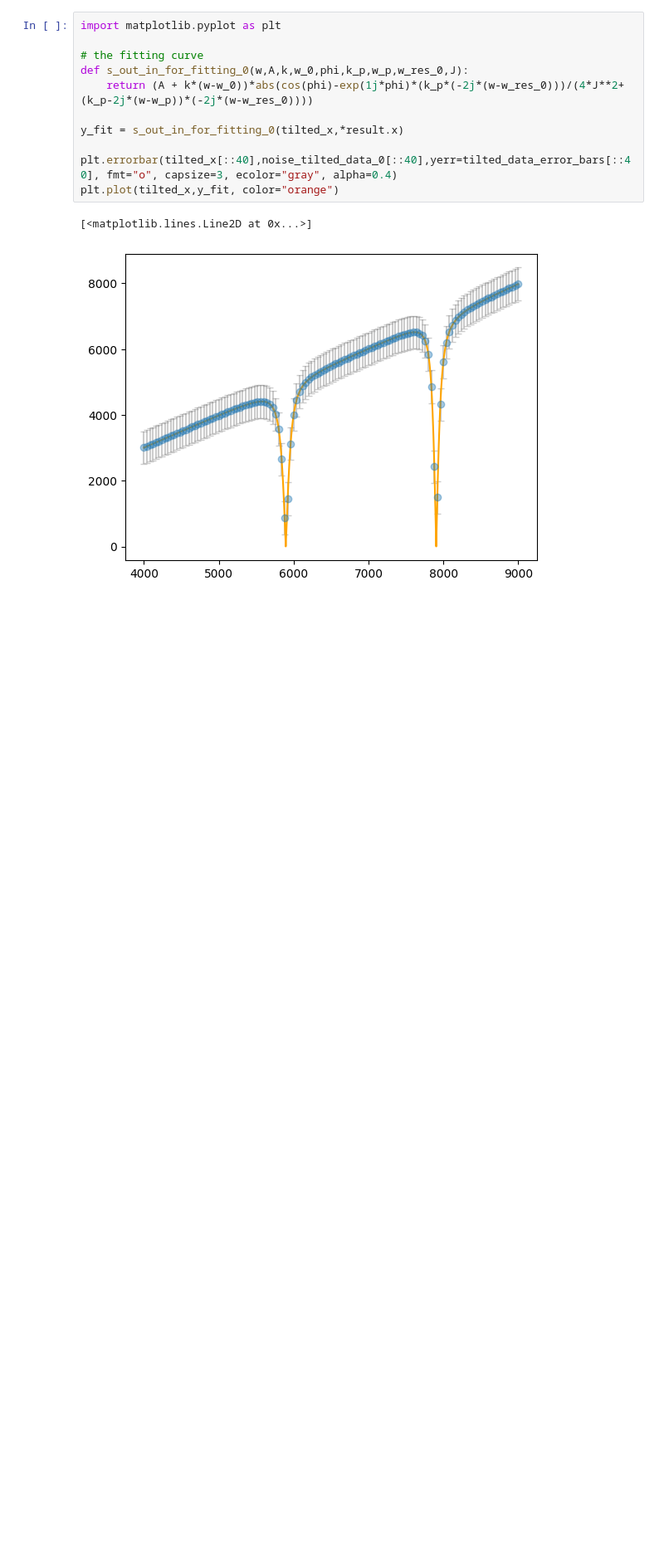
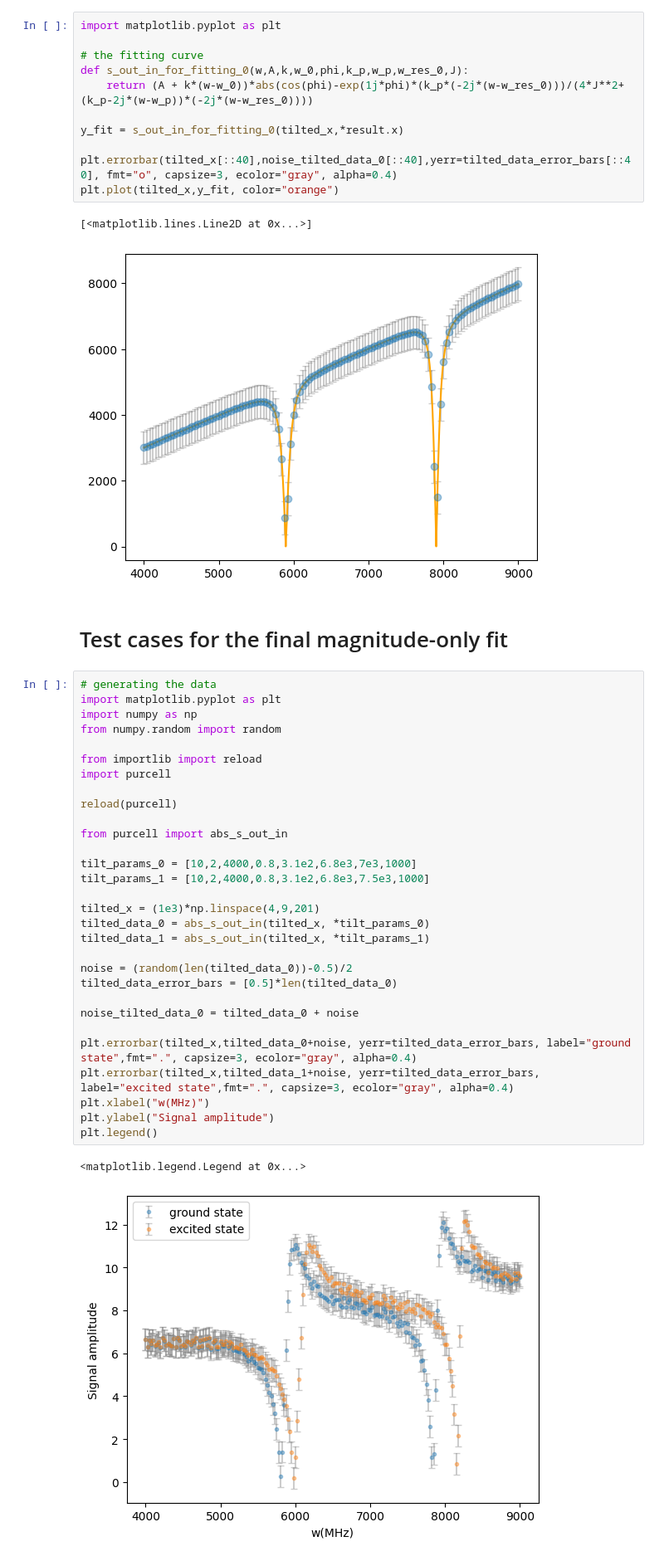
Before and after one commit to Giuhcs/purcell_filter_model, a Jupyter notebook: main.ipynb, the cells around one changed output. Shown at 83% size. Saved outputs shown, nothing was run; the diff lists cells and outputs as text; blank space fills up the shorter version.

```diff
--- a/main.ipynb
+++ b/main.ipynb
@@ -533,3 +537,38 @@ plt.plot(tilted_x,y_fit, color="orange")
 # %% [output]
 [<matplotlib.lines.Line2D at 0x...>]
 [figure]
+# %% [markdown]
+# Test cases for the final magnitude-only fit
+# %%
+# generating the data
+import matplotlib.pyplot as plt
+import numpy as np
+from numpy.random import random
+
+from importlib import reload
+import purcell
+
+reload(purcell)
+
+from purcell import abs_s_out_in
+
+tilt_params_0 = [10,2,4000,0.8,3.1e2,6.8e3,7e3,1000]
+tilt_params_1 = [10,2,4000,0.8,3.1e2,6.8e3,7.5e3,1000]
+
+tilted_x = (1e3)*np.linspace(4,9,201)
+tilted_data_0 = abs_s_out_in(tilted_x, *tilt_params_0)
+tilted_data_1 = abs_s_out_in(tilted_x, *tilt_params_1)
+
+noise = (random(len(tilted_data_0))-0.5)/2
+tilted_data_error_bars = [0.5]*len(tilted_data_0)
+
+noise_tilted_data_0 = tilted_data_0 + noise
+
+plt.errorbar(tilted_x,tilted_data_0+noise, yerr=tilted_data_error_bars, label="ground state",fmt=".", capsize=3, ecolor="gray", alpha=0.4)
+plt.errorbar(tilted_x,tilted_data_1+noise, yerr=tilted_data_error_bars, label="excited state",fmt=".", capsize=3, ecolor="gray", alpha=0.4)
+plt.xlabel("w(MHz)")
+plt.ylabel("Signal amplitude")
+plt.legend()
+# %% [output]
+<matplotlib.legend.Legend at 0x...>
+[figure, added]
```
Also changed, not shown: parts of 4 cells of this notebook, 1 other file.
